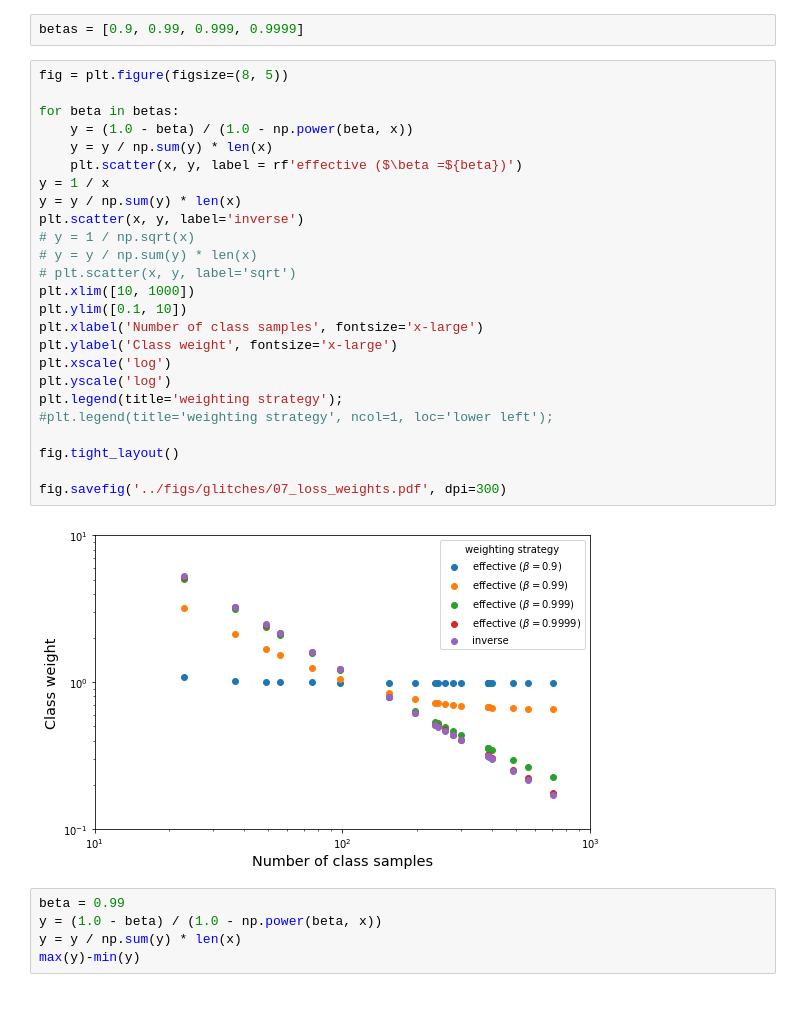
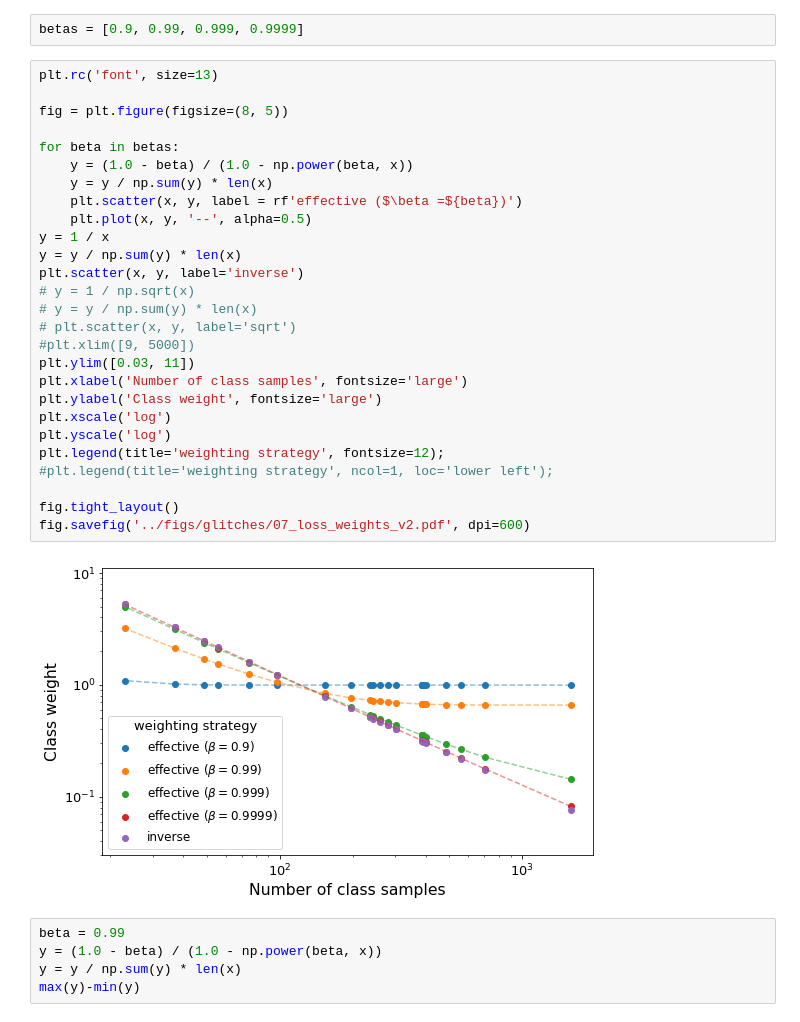
Before and after one commit to tttiago/GravitySpyClassifier, a Jupyter notebook: 07_weighted_loss_methods.ipynb, the cells around one changed output. Saved outputs shown, nothing was run; the diff lists cells and outputs as text.

```diff
--- a/07_weighted_loss_methods.ipynb
+++ b/07_weighted_loss_methods.ipynb
@@ -47,32 +47,34 @@ array([1589,  706,  559,  487,  401,  390,  386,  385,  385,  301,  279,
 # %%
 betas = [0.9, 0.99, 0.999, 0.9999]
 # %%
+plt.rc('font', size=13)
+
 fig = plt.figure(figsize=(8, 5))
 
 for beta in betas:
     y = (1.0 - beta) / (1.0 - np.power(beta, x))
     y = y / np.sum(y) * len(x)
     plt.scatter(x, y, label = rf'effective ($\beta =${beta})')
+    plt.plot(x, y, '--', alpha=0.5)
 y = 1 / x
 y = y / np.sum(y) * len(x)
 plt.scatter(x, y, label='inverse')
 # y = 1 / np.sqrt(x)
 # y = y / np.sum(y) * len(x)
 # plt.scatter(x, y, label='sqrt')
-plt.xlim([10, 1000])
-plt.ylim([0.1, 10])
-plt.xlabel('Number of class samples', fontsize='x-large')
-plt.ylabel('Class weight', fontsize='x-large')
+#plt.xlim([9, 5000])
+plt.ylim([0.03, 11])
+plt.xlabel('Number of class samples', fontsize='large')
+plt.ylabel('Class weight', fontsize='large')
 plt.xscale('log')
 plt.yscale('log')
-plt.legend(title='weighting strategy');
+plt.legend(title='weighting strategy', fontsize=12);
 #plt.legend(title='weighting strategy', ncol=1, loc='lower left');
 
 fig.tight_layout()
-
-fig.savefig('../figs/glitches/07_loss_weights.pdf', dpi=300)
+fig.savefig('../figs/glitches/07_loss_weights_v2.pdf', dpi=600)
 # %% [output]
-[figure, old version]
+[figure, new version]
 # %%
 beta = 0.99
 y = (1.0 - beta) / (1.0 - np.power(beta, x))
```
Also changed, not shown: 1 other file.
